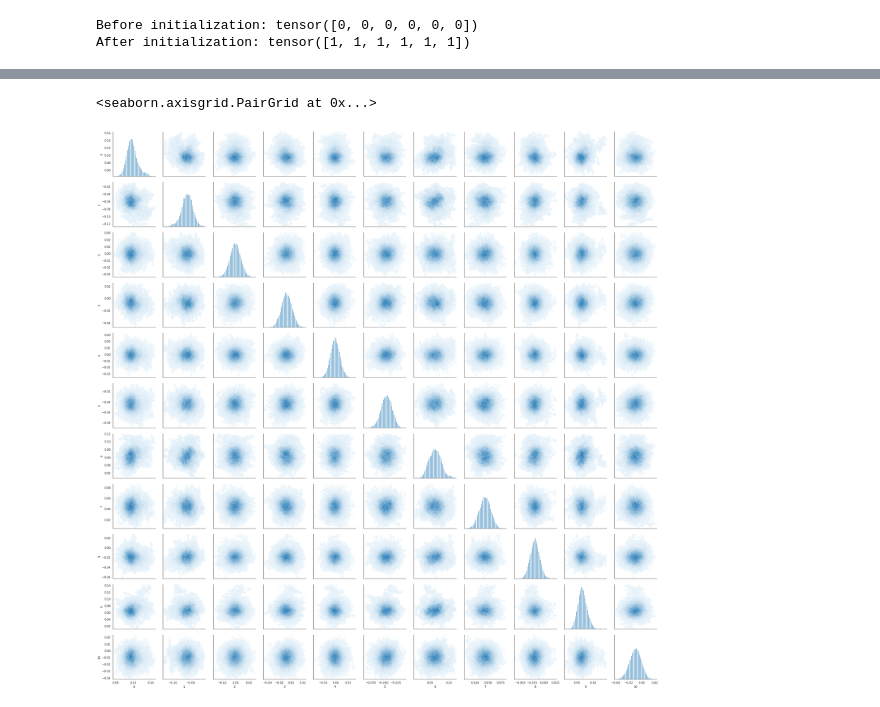
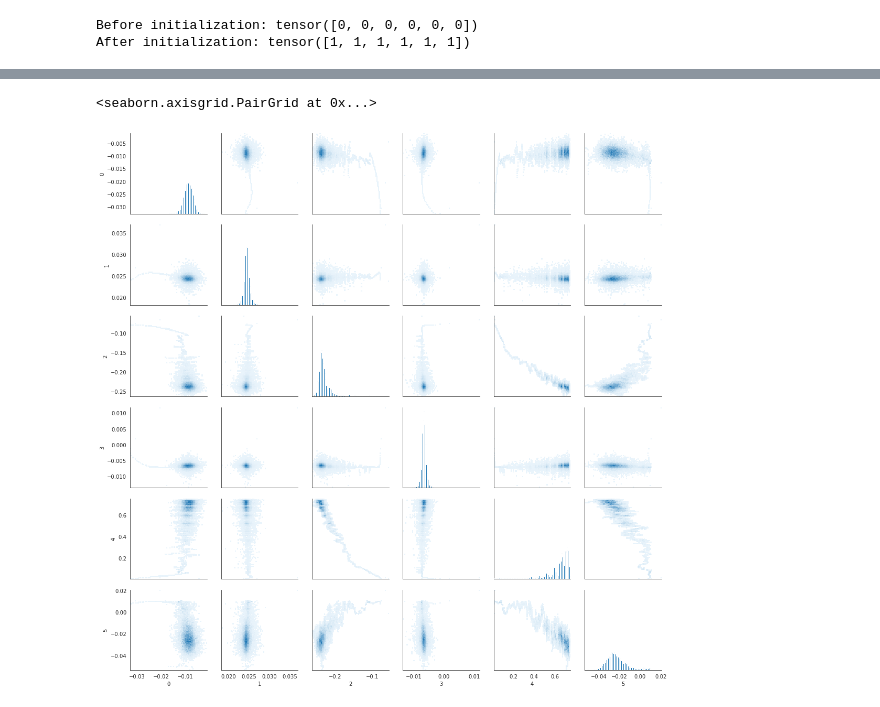
Before and after one commit to mandt-lab/Structured-SG-MCMC, a Jupyter notebook: do_lvi_tests_lr.ipynb, the cells around one changed output, grey strips where cells are left out. Saved outputs shown, nothing was run; the diff lists cells and outputs as text; code cells hidden in the pictures.

```diff
--- a/do_lvi_tests_lr.ipynb
+++ b/do_lvi_tests_lr.ipynb
@@ -17,7 +17,8 @@ from lvi.optimizers import SGLD, pSGLD
 df = pd.read_csv('real_estate.csv')
 x = df.iloc[:, 0:6].to_numpy()
 y = df.iloc[:, -1].to_numpy()
+N = y.shape[0]
 
 X, Y = torch.FloatTensor(x), torch.FloatTensor(y).unsqueeze(-1)
-X.shape, Y.shape  # size: (data_batch_size, input/output_size)
+X.shape, Y.shape, N  # size: (data_batch_size, input/output_size)
 # %% [output]
@@ -132,7 +133,7 @@ lvi_model.initialize_optimizer(
 dev = torch.device('cpu')
 #dev = torch.device('cuda:0')
 
-X, Y, X_range = X.to(dev), Y.to(dev), X_range.to(dev)
+X, Y = X.to(dev), Y.to(dev)
 #sgld_model = sgld_model.to(dev)
 lvi_model = lvi_model.to(dev)
 #for n, t in sgld_model.tensor_dict.items():
@@ -236,6 +236,0 @@ lvi_model.use_dropout, lvi_model.num_samples_per_group
-# %%
-from sklearn.gaussian_process import GaussianProcessRegressor
-from sklearn.gaussian_process.kernels import RBF
-
-gp = GaussianProcessRegressor(kernel=RBF(), alpha=std ** 2, n_restarts_optimizer=10)
-gp.fit(np.atleast_2d(x).T, y)
@@ -258,21 +237,21 @@ plt.show()
 # %%
 import seaborn as sns
 import matplotlib.pyplot as plt
 import pandas as pd
 sns.set_style("white")
 
 #to_plot = sgld_model.tensor_dict.W_2.theta_chains.view(sgld_model.chain_length, -1).cpu().detach().numpy()
 #to_plot = lvi_model.tensor_dict.W_2.theta_chains.view(lvi_model.chain_length, -1).cpu().detach().numpy()
-to_plot = lvi_model.tensor_dict.W_2.theta_chains[:, lvi_model.tensor_dict.W_2.parameter_map.squeeze() == 3, :].squeeze().cpu().detach().numpy()
+to_plot = lvi_model.get_chains()["W_0"].squeeze().cpu().detach().numpy()
 
 g = sns.PairGrid(pd.DataFrame(to_plot))
 g.map_diag(plt.hist, bins=100)
 
 def pairgrid_heatmap(x, y, **kws):
     cmap = sns.light_palette(kws.pop("color"), as_cmap=True)
     plt.hist2d(x, y, cmap=cmap, cmin=1, **kws)
 
 g.map_offdiag(pairgrid_heatmap, bins=100)
 # %% [output]
 <seaborn.axisgrid.PairGrid at 0x...>
-[figure, old version]
+[figure, new version]
```
Also changed, not shown: parts of 10 cells of this notebook, 1 other file.
